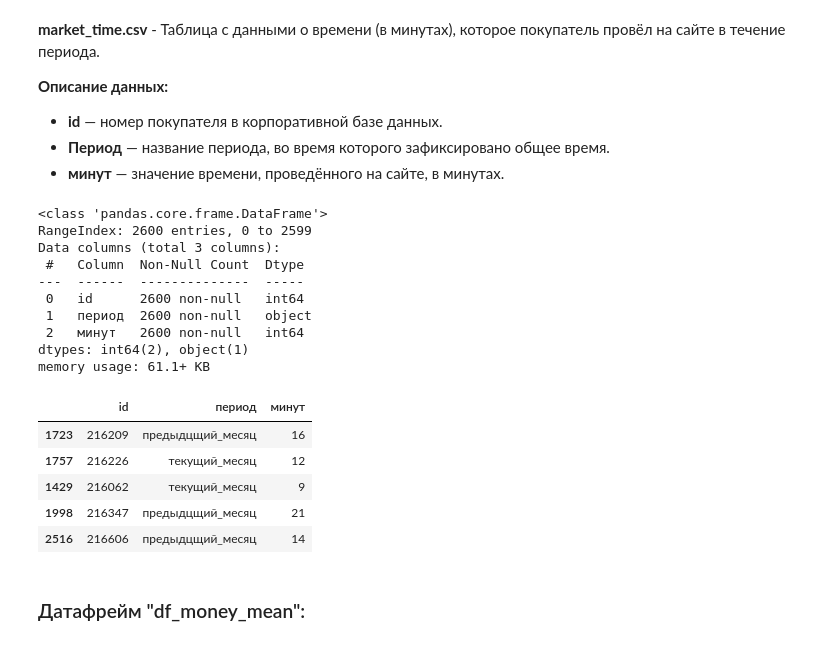
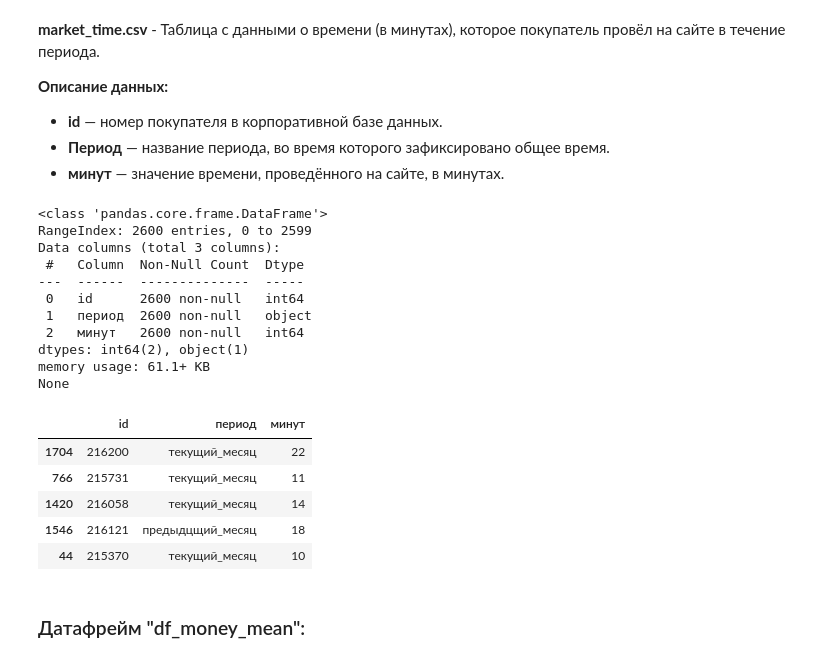
Before and after one commit to KirillShiryaev61/customer_activity_prediction, a Jupyter notebook: customer_activity_prediction.ipynb, the cells around one changed output. Drawn from its saved outputs; the diff is of its cells as text; code cells hidden in the pictures.

```diff
--- a/Обучение с учителем.ipynb
+++ b/customer_activity_prediction.ipynb
@@ -444,28 +444,25 @@ df_money.sample(5)
 df_time.columns = df_time.columns.str.lower()
 # %%
 # Общая информация о датафрейме
-df_time.info()
+gen_info(df_time)
 # %% [output]
 <class 'pandas.core.frame.DataFrame'>
 RangeIndex: 2600 entries, 0 to 2599
 Data columns (total 3 columns):
  #   Column  Non-Null Count  Dtype
 ---  ------  --------------  -----
  0   id      2600 non-null   int64
  1   период  2600 non-null   object
  2   минут   2600 non-null   int64
 dtypes: int64(2), object(1)
 memory usage: 61.1+ KB
+None
+|  | id | период | минут |
+| 1704 | 216200 | текущий_месяц | 22 |
+| 766 | 215731 | текущий_месяц | 11 |
+| 1420 | 216058 | текущий_месяц | 14 |
+| 1546 | 216121 | предыдцщий_месяц | 18 |
+| 44 | 215370 | текущий_месяц | 10 |
-# %%
-# Вывод 5 случайных строк из датафрейма
-df_time.sample(5)
-# %% [output]
-|  | id | период | минут |
-| 1723 | 216209 | предыдцщий_месяц | 16 |
-| 1757 | 216226 | текущий_месяц | 12 |
-| 1429 | 216062 | текущий_месяц | 9 |
-| 1998 | 216347 | предыдцщий_месяц | 21 |
-| 2516 | 216606 | предыдцщий_месяц | 14 |
 # %% [markdown]
 ### Датафрейм "df_money_mean":
 # %% [markdown]
```
Also changed, not shown: parts of 13 cells of this notebook, 2 other files.
